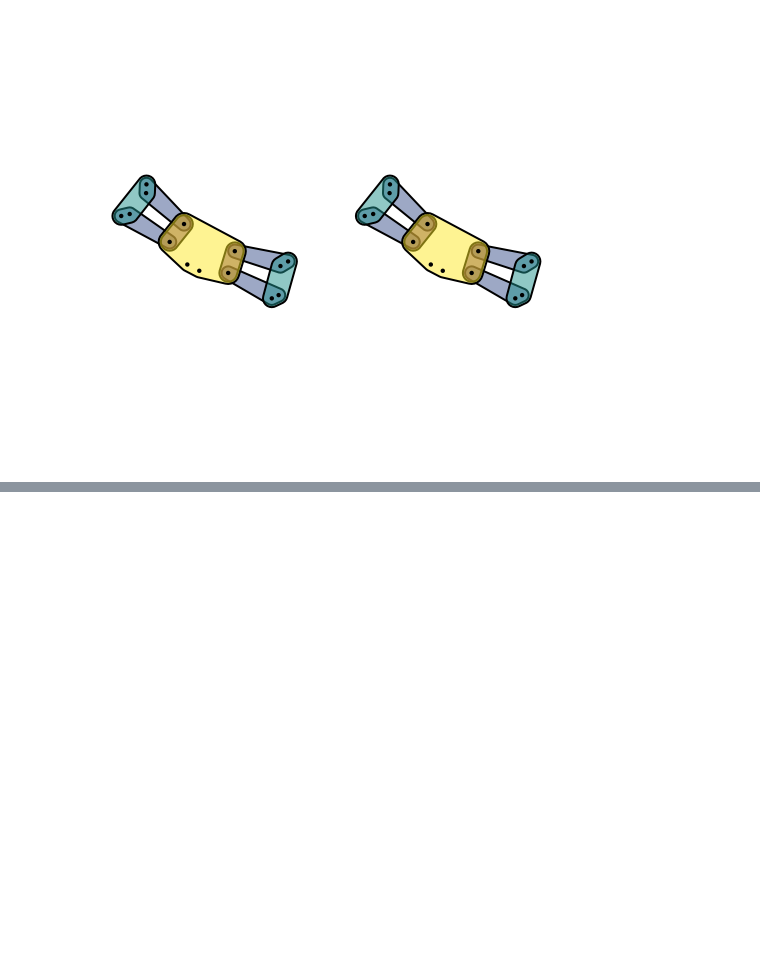
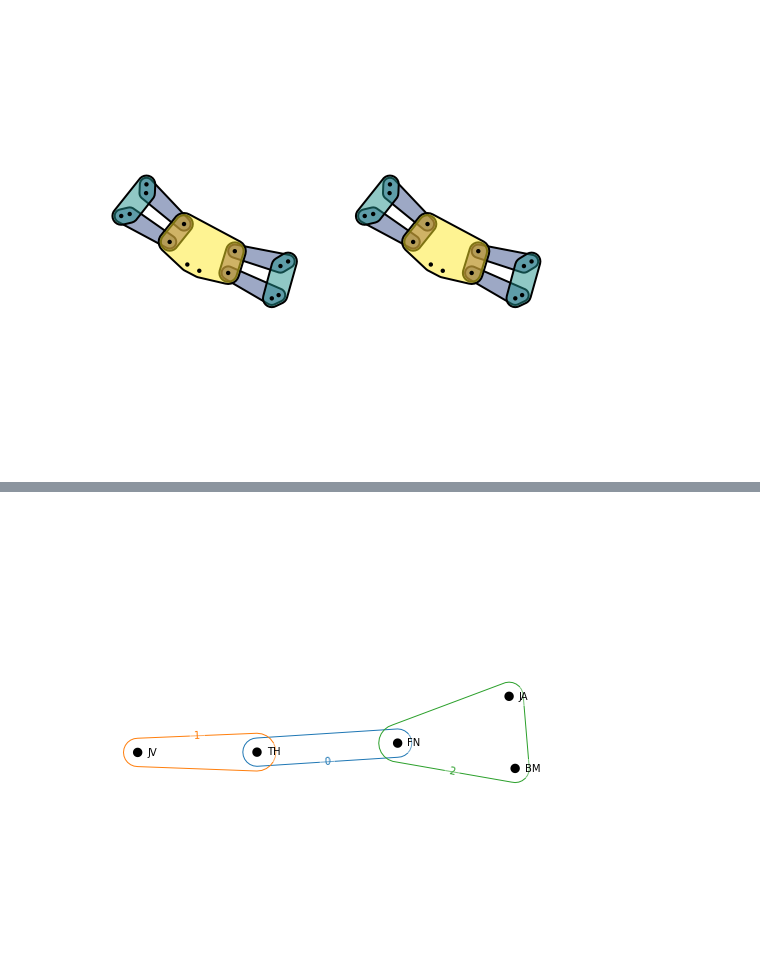
Before and after one commit to bishwamittra/scripts_hg-core-decomposition, a Jupyter notebook: Core_visualisation.ipynb, the cells around one changed output, grey strips where cells are left out. Saved outputs shown, nothing was run; the diff lists cells and outputs as text; code cells hidden in the pictures; blank space fills up the shorter version.

```diff
--- a/Core_visualisation.ipynb
+++ b/Core_visualisation.ipynb
@@ -69,0 +108,15 @@ fig.savefig('coredecomp.svg',bbox_inches = 'tight')
+# %%
+def strong_subgraph(H, vertex_set):
+    assert isinstance(H,hnx.Hypergraph)
+    X = set(vertex_set)
+    _tempdict = {}
+    for e_id, e_i in H.incidence_dict.items():
+        set_e = set(e_i)
+        if set_e.issubset(X):
+            _tempdict[e_id] = e_i
+    return hnx.Hypergraph(_tempdict)
+
+H_prime = strong_subgraph(H, ['JA', 'FN', 'JV',  'BM', 'MA', 'TH'])
+hnx.draw(H_prime)
+# %% [output]
+[figure, added]
```
Also changed, not shown: parts of 5 cells of this notebook, 2 other files.
